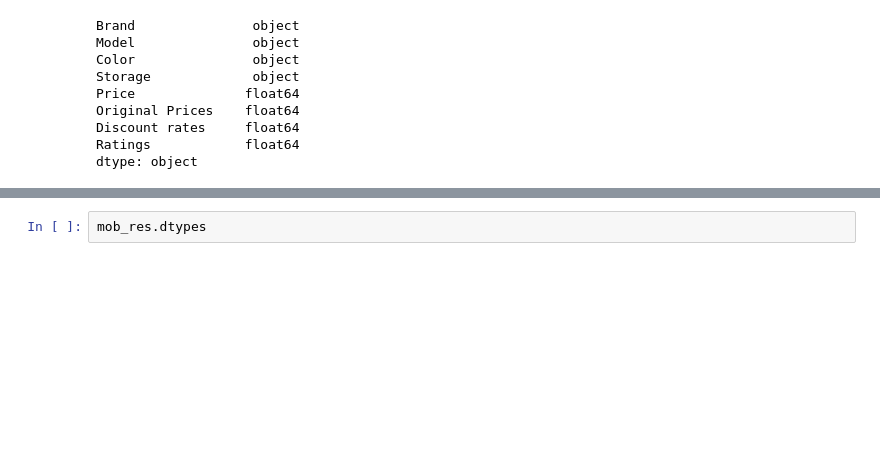
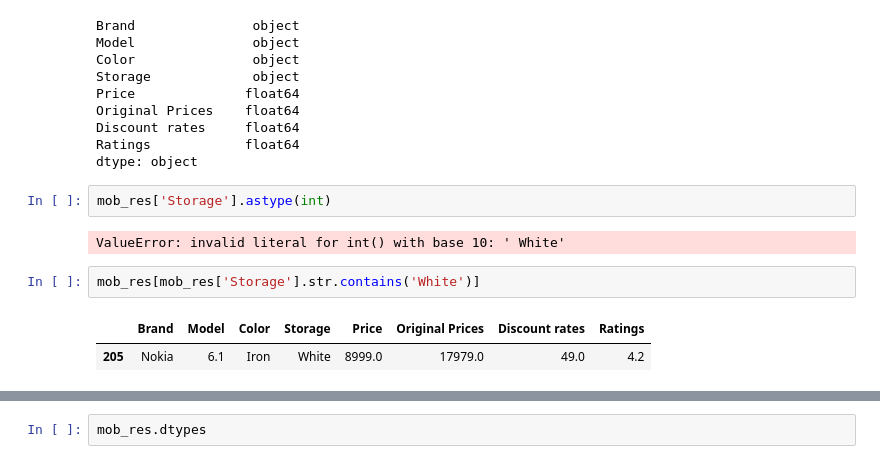
Before and after one commit to bhuvansai93/23098103-Statistics-and-Trends, a Jupyter notebook: 23019803_Assignment2_ADS1.ipynb, the cells around one changed output, grey strips where cells are left out. Cells and saved outputs as stored; diff of their text form; blank space fills up the shorter version.

```diff
--- a/23019803_Assignment2_ADS1.ipynb
+++ b/23019803_Assignment2_ADS1.ipynb
@@ -193,6 +193,15 @@ Original Prices    float64
 Discount rates     float64
 Ratings            float64
 dtype: object
+# %%
+mob_res['Storage'].astype(int)
+# %% [output]
+ValueError: invalid literal for int() with base 10: ' White'
+# %%
+mob_res[mob_res['Storage'].str.contains('White')]
+# %% [output]
+|  | Brand | Model | Color | Storage | Price | Original Prices | Discount rates | Ratings |
+| 205 | Nokia | 6.1 | Iron | White | 8999.0 | 17979.0 | 49.0 | 4.2 |
 # %%
 mob_res=mob_res.drop(205).reset_index(drop=True)
 mob_res['Storage']=mob_res['Storage'].astype(int)
```
Also changed, not shown: parts of 6 cells of this notebook.
